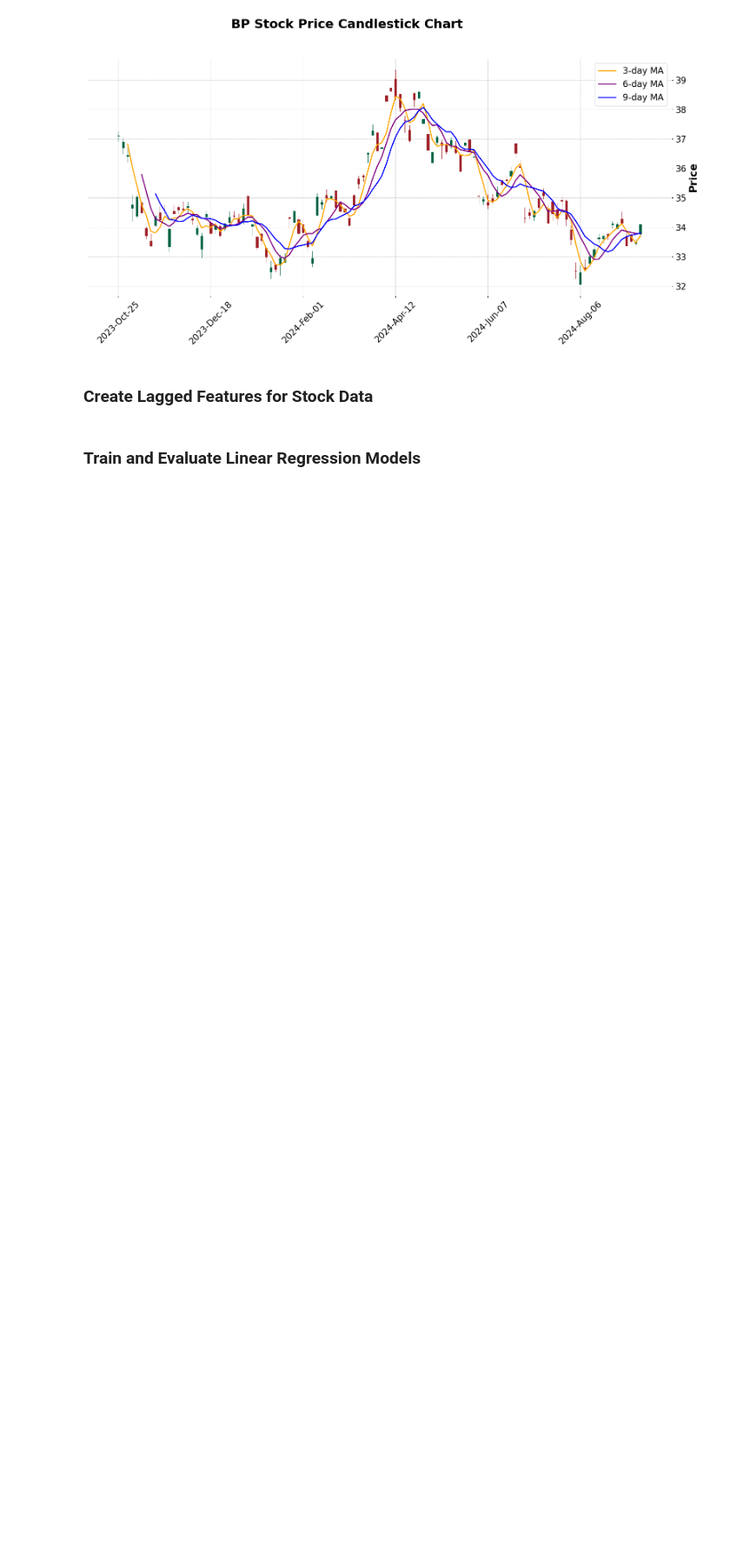
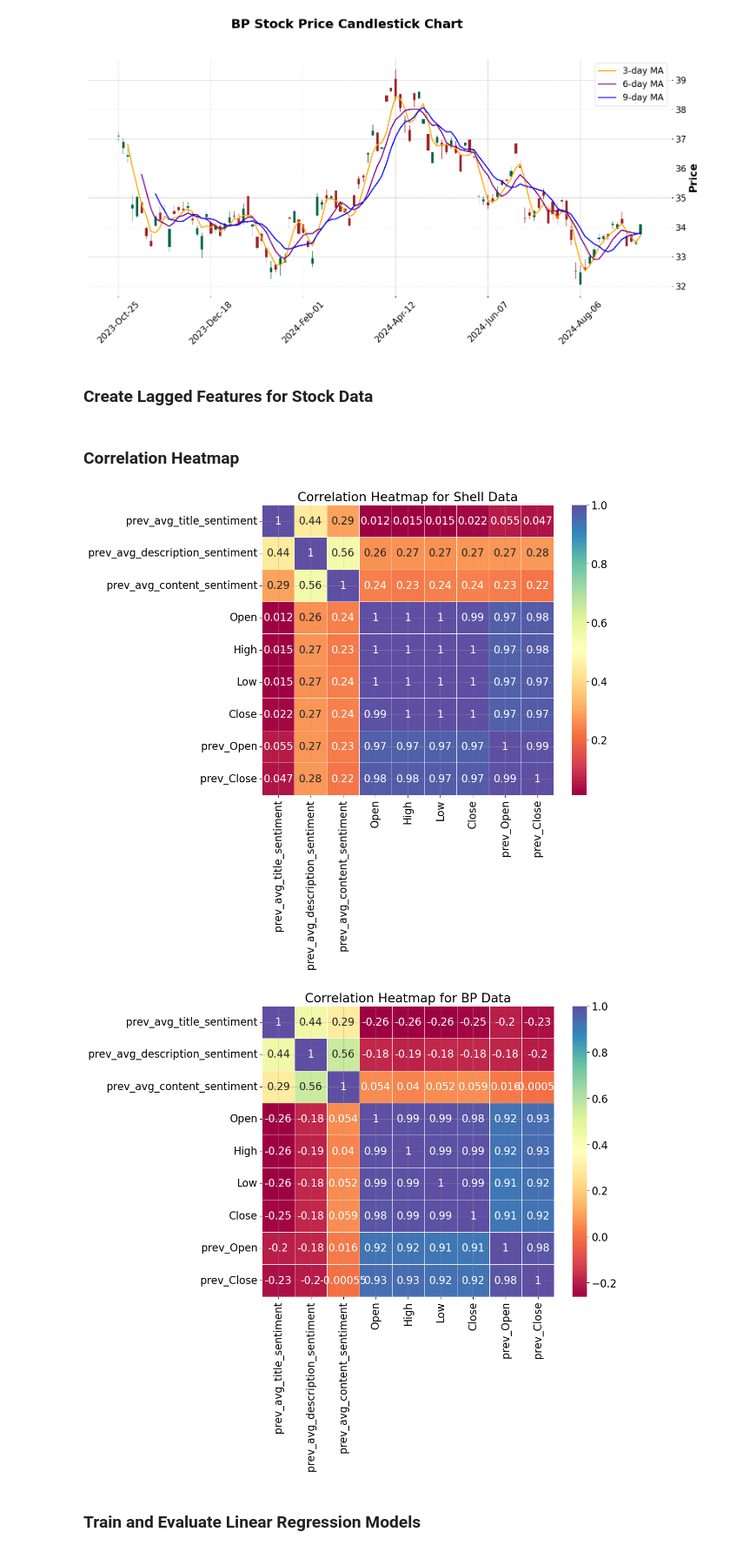
Before and after one commit to Tamil2095/Msc_Finalproject, a Jupyter notebook: Final_project_fullcode_far.ipynb, the cells around one changed output. Shown at 87% size. Saved outputs shown, nothing was run; the diff lists cells and outputs as text; code cells hidden in the pictures; blank space fills up the shorter version.

```diff
--- a/Final_project_fullcode_far.ipynb
+++ b/Final_project_fullcode_far.ipynb
@@ -615,6 +616,47 @@ shell_combined_df = create_lagged_features(shell_combined_df, lagged_columns)
 
 # Create lagged features for BP data
 bp_combined_df = create_lagged_features(bp_combined_df, lagged_columns)
+# %% [markdown]
+### Correlation Heatmap
+# %%
+def plot_correlation_heatmaps(shell_combined_df, bp_combined_df, columns_for_correlation):
+    """
+    Compute and plot correlation heatmaps for Shell and BP data.
+
+    Parameters:
+        shell_combined_df (pd.DataFrame): Shell combined data.
+        bp_combined_df (pd.DataFrame): BP combined data.
+        columns_for_correlation (list): List of column names to include in the correlation analysis.
+    """
+    # Compute the correlation matrix for Shell
+    shell_correlation_matrix = shell_combined_df[columns_for_correlation].corr()
+
+    # Compute the correlation matrix for BP
+    bp_correlation_matrix = bp_combined_df[columns_for_correlation].corr()
+
+    # Plot the correlation heatmap for Shell
+    plt.figure(figsize=(10, 8))
+    sns.heatmap(shell_correlation_matrix, annot=True, cmap='Spectral', linewidths=0.5)
+    plt.title('Correlation Heatmap for Shell Data')
+    plt.show()
+
+    # Plot the correlation heatmap for BP
+    plt.figure(figsize=(10, 8))
+    sns.heatmap(bp_correlation_matrix, annot=True, cmap='Spectral', linewidths=0.5)
+    plt.title('Correlation Heatmap for BP Data')
+    plt.show()
+
+# Example usage:
+columns_for_correlation = [
+    'prev_avg_title_sentiment', 'prev_avg_description_sentiment', 'prev_avg_content_sentiment',
+    'Open', 'High', 'Low', 'Close', 'prev_Open', 'prev_Close'
+]
+
+# Call the function with the necessary dataframes
+plot_correlation_heatmaps(shell_combined_df, bp_combined_df, columns_for_correlation)
+# %% [output]
+[figure, added]
+[figure, added]
 # %% [markdown]
 ### Train and Evaluate Linear Regression Models
 # %%
```
Also changed, not shown: parts of 13 cells of this notebook.
